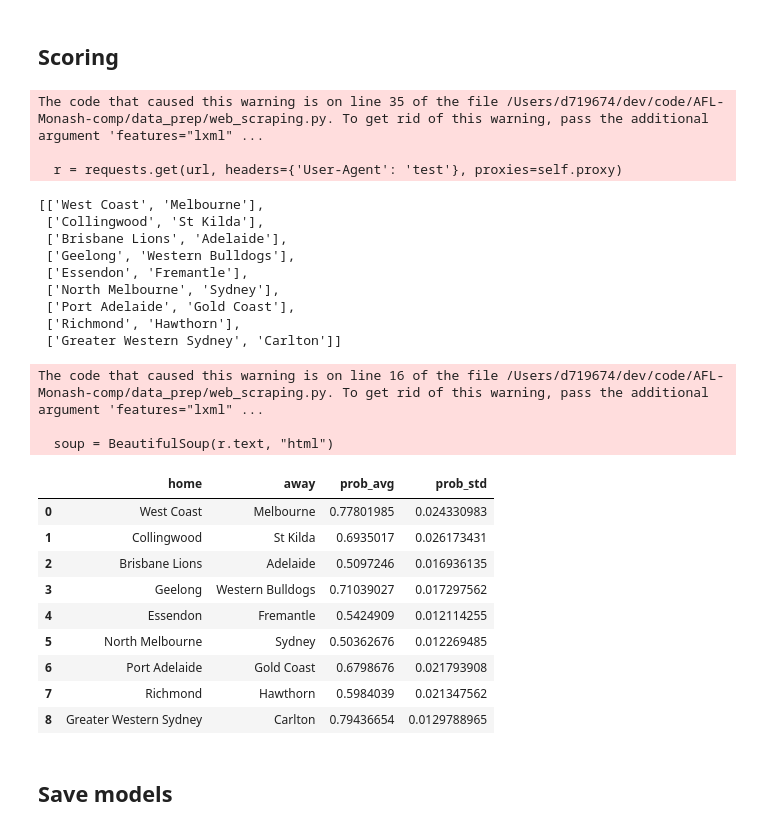
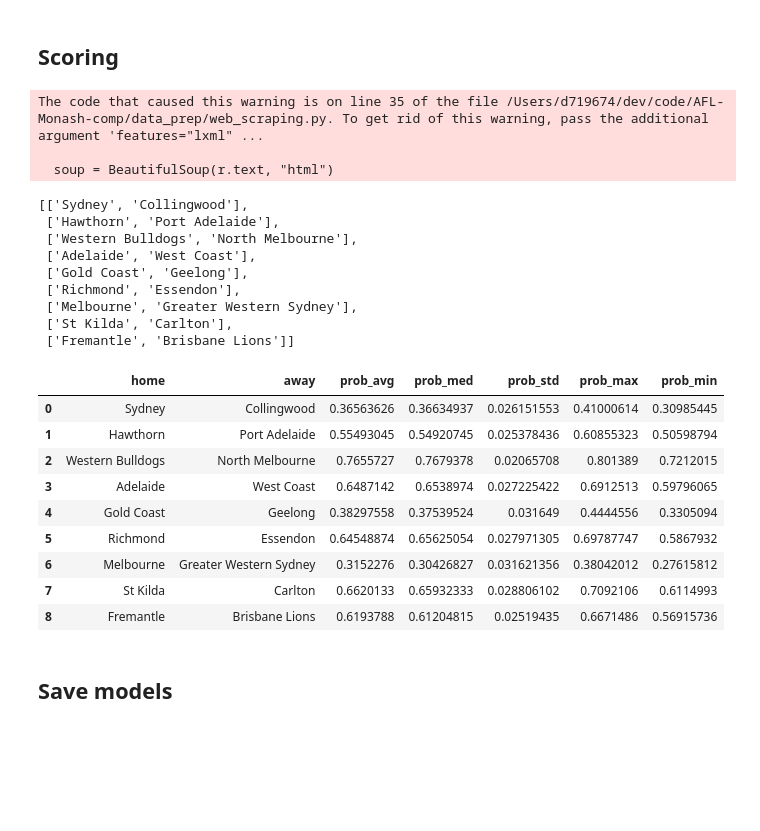
Before and after one commit to toddniven/AFL-Monash-comp, a Jupyter notebook: AFL historical model.ipynb, the cells around one changed output. Drawn from its saved outputs; the diff is of its cells as text; code cells hidden in the pictures; blank space fills up the shorter version.

```diff
--- a/AFL historical model.ipynb
+++ b/AFL historical model.ipynb
@@ -249,47 +184,51 @@ pd.DataFrame(rows)
 from data_prep.web_scraping import Scrape
 
 games = []
-start = 98
+start = 110
 for i in range(start,start+9):
     games.append(Scrape(mapping, proxyDict).scrape_game(i))
 games
 # %% [output]
 The code that caused this warning is on line 35 of the file /Users/d719674/dev/code/AFL-Monash-comp/data_prep/web_scraping.py. To get rid of this warning, pass the additional argument 'features="lxml" ...
 
-  r = requests.get(url, headers={'User-Agent': 'test'}, proxies=self.proxy)
+  soup = BeautifulSoup(r.text, "html")
-[['West Coast', 'Melbourne'],
- ['Collingwood', 'St Kilda'],
- ['Brisbane Lions', 'Adelaide'],
- ['Geelong', 'Western Bulldogs'],
- ['Essendon', 'Fremantle'],
- ['North Melbourne', 'Sydney'],
- ['Port Adelaide', 'Gold Coast'],
- ['Richmond', 'Hawthorn'],
- ['Greater Western Sydney', 'Carlton']]
+[['Sydney', 'Collingwood'],
+ ['Hawthorn', 'Port Adelaide'],
+ ['Western Bulldogs', 'North Melbourne'],
+ ['Adelaide', 'West Coast'],
+ ['Gold Coast', 'Geelong'],
+ ['Richmond', 'Essendon'],
+ ['Melbourne', 'Greater Western Sydney'],
+ ['St Kilda', 'Carlton'],
+ ['Fremantle', 'Brisbane Lions']]
 # %%
 from data_prep.scoring import Scoring
 scoring = Scoring(mapping, proxyDict).score_data(games)
-# %% [output]
-The code that caused this warning is on line 16 of the file /Users/d719674/dev/code/AFL-Monash-comp/data_prep/web_scraping.py. To get rid of this warning, pass the additional argument 'features="lxml" ...
-
-  soup = BeautifulSoup(r.text, "html")
 # %%
 from data_prep.feature_eng import Features
 scoring_enr = Features().div_cols(scoring)
-# %%
-arr = np.c_[ games, averagingModels(scoring_enr,best_models), stDevModels(scoring_enr,best_models) ]
-pd.DataFrame(arr,columns=['home','away','prob_avg', 'prob_std'])
-# %% [output]
-|  | home | away | prob_avg | prob_std |
-| 0 | West Coast | Melbourne | 0.77801985 | 0.024330983 |
-| 1 | Collingwood | St Kilda | 0.6935017 | 0.026173431 |
-| 2 | Brisbane Lions | Adelaide | 0.5097246 | 0.016936135 |
-| 3 | Geelong | Western Bulldogs | 0.71039027 | 0.017297562 |
-| 4 | Essendon | Fremantle | 0.5424909 | 0.012114255 |
-| 5 | North Melbourne | Sydney | 0.50362676 | 0.012269485 |
-| 6 | Port Adelaide | Gold Coast | 0.6798676 | 0.021793908 |
-| 7 | Richmond | Hawthorn | 0.5984039 | 0.021347562 |
-| 8 | Greater Western Sydney | Carlton | 0.79436654 | 0.0129788965 |
+# %%
+def modelStats(X, models=[]):
+    predictions = np.column_stack([
+        model.predict_proba(X)[:,1] for model in models
+    ])
+    return [np.mean(predictions, axis=1), np.median(predictions, axis=1), np.std(predictions, axis=1),
+            np.max(predictions, axis=1), np.min(predictions, axis=1)]
+arr = np.c_[ games, modelStats(scoring_enr,best_models)[0],
+           modelStats(scoring_enr,best_models)[1],modelStats(scoring_enr,best_models)[2],
+            modelStats(scoring_enr,best_models)[3], modelStats(scoring_enr,best_models)[4]]
+pd.DataFrame(arr,columns=['home','away','prob_avg', 'prob_med', 'prob_std', 'prob_max', 'prob_min'])
+# %% [output]
+|  | home | away | prob_avg | prob_med | prob_std | prob_max | prob_min |
+| 0 | Sydney | Collingwood | 0.36563626 | 0.36634937 | 0.026151553 | 0.41000614 | 0.30985445 |
+| 1 | Hawthorn | Port Adelaide | 0.55493045 | 0.54920745 | 0.025378436 | 0.60855323 | 0.50598794 |
+| 2 | Western Bulldogs | North Melbourne | 0.7655727 | 0.7679378 | 0.02065708 | 0.801389 | 0.7212015 |
+| 3 | Adelaide | West Coast | 0.6487142 | 0.6538974 | 0.027225422 | 0.6912513 | 0.59796065 |
+| 4 | Gold Coast | Geelong | 0.38297558 | 0.37539524 | 0.031649 | 0.4444556 | 0.3305094 |
+| 5 | Richmond | Essendon | 0.64548874 | 0.65625054 | 0.027971305 | 0.69787747 | 0.5867932 |
+| 6 | Melbourne | Greater Western Sydney | 0.3152276 | 0.30426827 | 0.031621356 | 0.38042012 | 0.27615812 |
+| 7 | St Kilda | Carlton | 0.6620133 | 0.65932333 | 0.028806102 | 0.7092106 | 0.6114993 |
+| 8 | Fremantle | Brisbane Lions | 0.6193788 | 0.61204815 | 0.02519435 | 0.6671486 | 0.56915736 |
 # %% [markdown]
 ## Save models
 # %%
```
Also changed, not shown: parts of 9 cells of this notebook, 2 other files.
